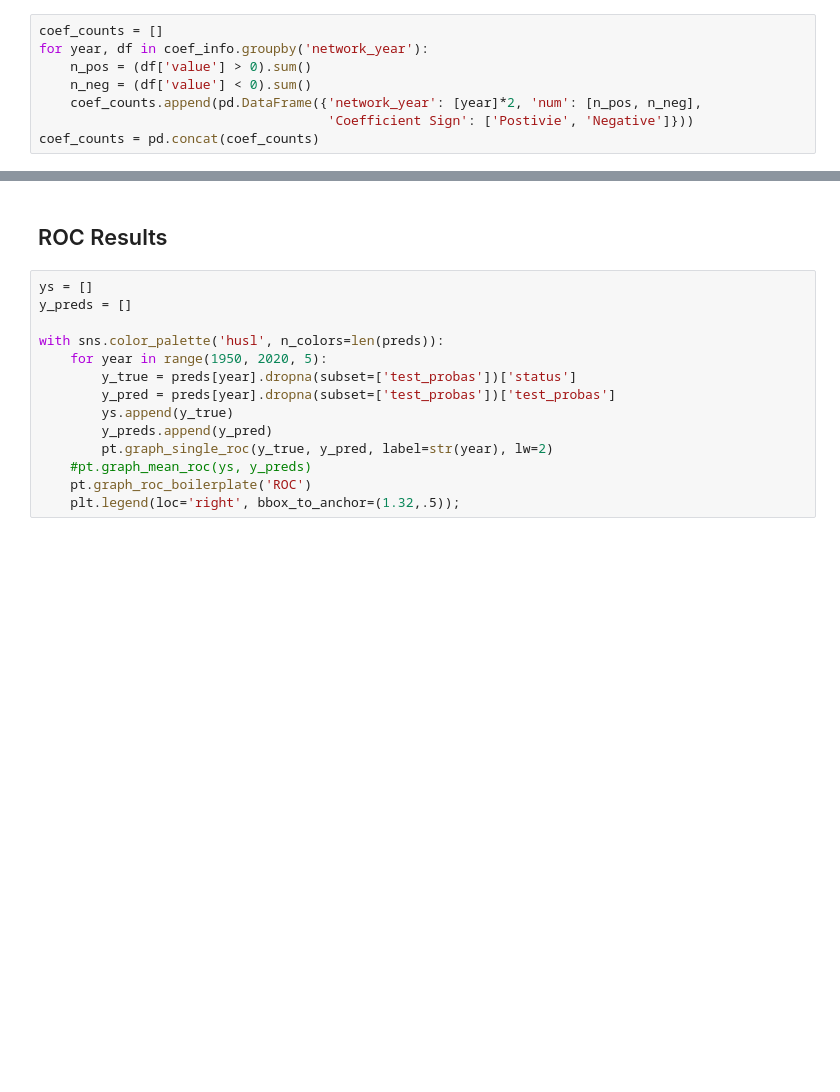
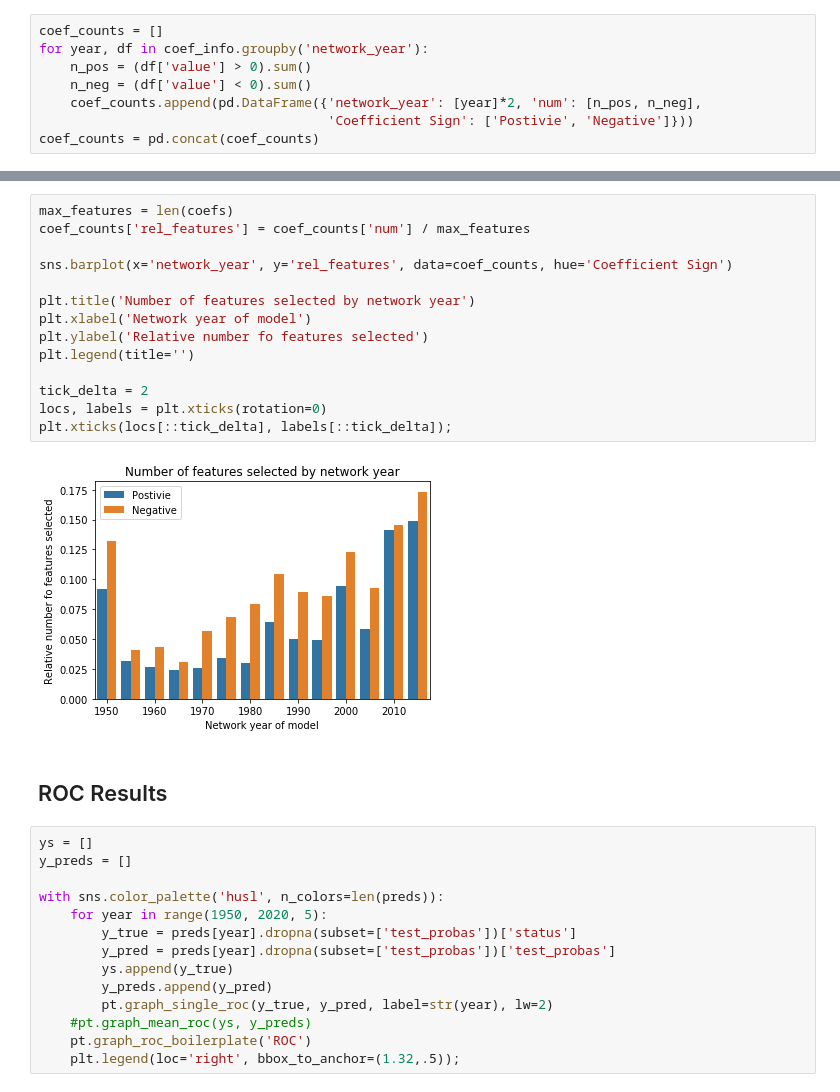
Before and after one commit to mmayers12/semmed, a Jupyter notebook: ml/analysis/Time_series-ROC_analysis-Compare_years.ipynb, the cells around one changed output, grey strips where cells are left out. Cells and saved outputs as stored; diff of their text form; blank space fills up the shorter version.

```diff
--- a/ml/analysis/Time_series-ROC_analysis-Compare_years.ipynb
+++ b/ml/analysis/Time_series-ROC_analysis-Compare_years.ipynb
@@ -193,3 +203,19 @@ plt.xticks(locs[::tick_delta], labels[::tick_delta]);
+# %%
+max_features = len(coefs)
+coef_counts['rel_features'] = coef_counts['num'] / max_features
+
+sns.barplot(x='network_year', y='rel_features', data=coef_counts, hue='Coefficient Sign')
+
+plt.title('Number of features selected by network year')
+plt.xlabel('Network year of model')
+plt.ylabel('Relative number fo features selected')
+plt.legend(title='')
+
+tick_delta = 2
+locs, labels = plt.xticks(rotation=0)
+plt.xticks(locs[::tick_delta], labels[::tick_delta]);
+# %% [output]
+[figure, added]
 # %% [markdown]
 ## ROC Results
 # %%
```
Also changed, not shown: parts of 16 cells of this notebook, 2 other files.
